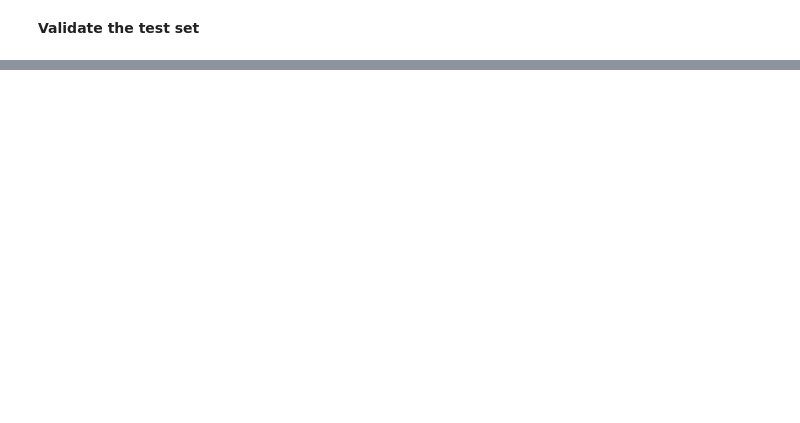
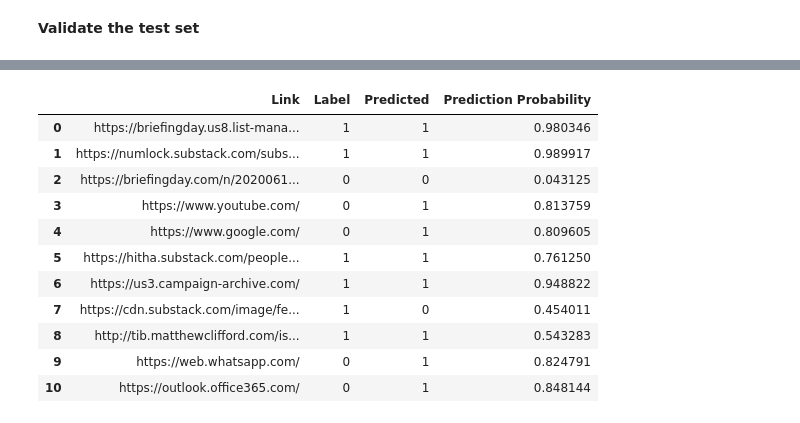
Before and after one commit to IT21305900/DEEP-Learning-Assigment, a Jupyter notebook: IT21305900_ANN_FeatureExtraction_A2.ipynb, the cells around one changed output, grey strips where cells are left out. Saved outputs shown, nothing was run; the diff lists cells and outputs as text; code cells hidden in the pictures; blank space fills up the shorter version.

```diff
--- a/IT21305900_ANN_FeatureExtraction_A2.ipynb
+++ b/IT21305900_ANN_FeatureExtraction_A2.ipynb
@@ -323,0 +337,2 @@ Prediction Results on New Data:
+# %%
+loaded_model = joblib.load('modelv2.pkl')
@@ -323,0 +378,16 @@ Prediction Results on New Data:
+# %%
+# Make predictions with probabilities
+pred_viva_probs = loaded_model.predict(X_viva_scaled)
+pred_viva = (pred_viva_probs > 0.5).astype(int)
+
+# Create a DataFrame for results
+results_df = pd.DataFrame({
+    'Link': df_test['Link'],
+    'Label': df_test['Label'],
+    'Predicted': pred_viva.flatten(),
+    'Prediction Probability': pred_viva_probs.flatten()
+})
+
+print("Prediction Results on New Data:")
+display(results_df)
+# %% [output]
@@ -323,0 +396,12 @@ Prediction Results on New Data:
+|  | Link | Label | Predicted | Prediction Probability |
+| 0 | https://briefingday.us8.list-mana... | 1 | 1 | 0.980346 |
+| 1 | https://numlock.substack.com/subs... | 1 | 1 | 0.989917 |
+| 2 | https://briefingday.com/n/2020061... | 0 | 0 | 0.043125 |
+| 3 | https://www.youtube.com/ | 0 | 1 | 0.813759 |
+| 4 | https://www.google.com/ | 0 | 1 | 0.809605 |
+| 5 | https://hitha.substack.com/people... | 1 | 1 | 0.761250 |
+| 6 | https://us3.campaign-archive.com/ | 1 | 1 | 0.948822 |
+| 7 | https://cdn.substack.com/image/fe... | 1 | 0 | 0.454011 |
+| 8 | http://tib.matthewclifford.com/is... | 1 | 1 | 0.543283 |
+| 9 | https://web.whatsapp.com/ | 0 | 1 | 0.824791 |
+| 10 | https://outlook.office365.com/ | 0 | 1 | 0.848144 |
```
Also changed, not shown: parts of 21 cells of this notebook.
